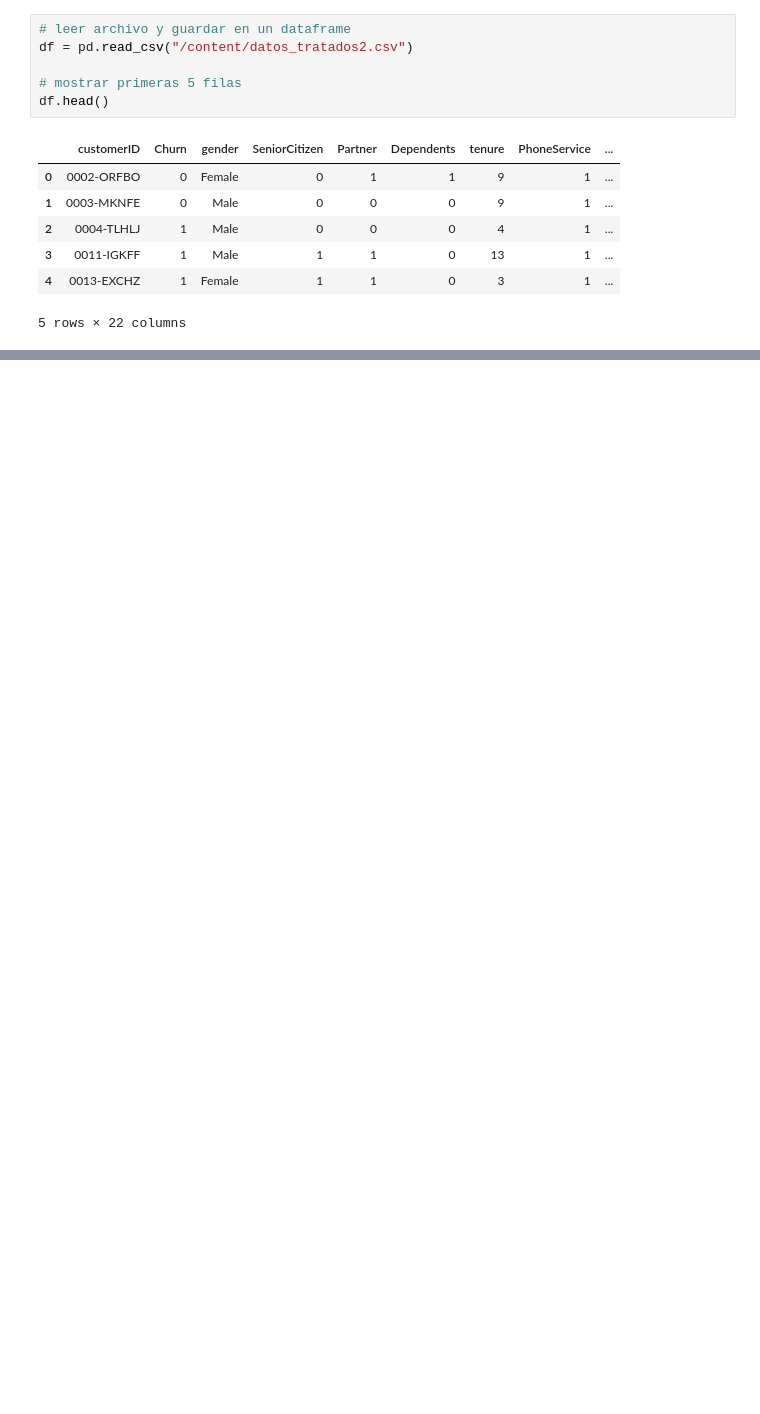
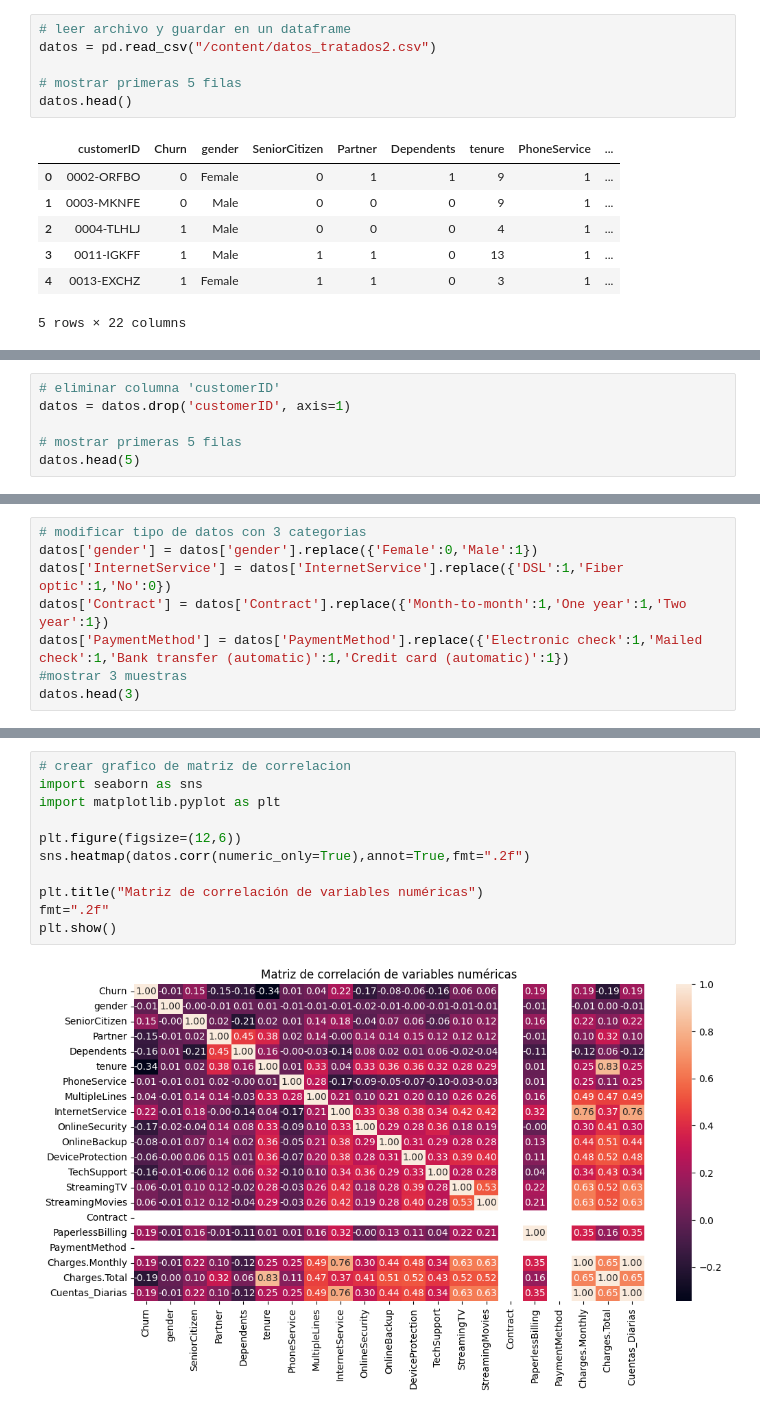
Before and after one commit to AbiFani/Challenge_TelecomX_parte2, a Jupyter notebook: Challenge_TelecomX__parte2.ipynb, the cells around one changed output, grey strips where cells are left out. Cells and saved outputs as stored; diff of their text form; blank space fills up the shorter version.

```diff
--- a/Challenge_TelecomX__parte2.ipynb
+++ b/Challenge_TelecomX__parte2.ipynb
@@ -11,10 +16,10 @@ El Desafío Telecom X parte 2 ofrece una oportunidad única para aplicar conocim
 import pandas as pd
 # %%
 # leer archivo y guardar en un dataframe
-df = pd.read_csv("/content/datos_tratados2.csv")
+datos = pd.read_csv("/content/datos_tratados2.csv")
 
 # mostrar primeras 5 filas
-df.head()
+datos.head()
 # %% [output]
 |  | customerID | Churn | gender | SeniorCitizen | Partner | Dependents | tenure | PhoneService | ... |
 | 0 | 0002-ORFBO | 0 | Female | 0 | 1 | 1 | 9 | 1 | ... |
@@ -25,0 +35,6 @@ df.head()
+# %%
+# eliminar columna 'customerID'
+datos = datos.drop('customerID', axis=1)
+
+# mostrar primeras 5 filas
+datos.head(5)
@@ -25,0 +119,8 @@ df.head()
+# %%
+# modificar tipo de datos con 3 categorias
+datos['gender'] = datos['gender'].replace({'Female':0,'Male':1})
+datos['InternetService'] = datos['InternetService'].replace({'DSL':1,'Fiber optic':1,'No':0})
+datos['Contract'] = datos['Contract'].replace({'Month-to-month':1,'One year':1,'Two year':1})
+datos['PaymentMethod'] = datos['PaymentMethod'].replace({'Electronic check':1,'Mailed check':1,'Bank transfer (automatic)':1,'Credit card (automatic)':1})
+#mostrar 3 muestras
+datos.head(3)
@@ -25,0 +272,13 @@ df.head()
+# %%
+# crear grafico de matriz de correlacion
+import seaborn as sns
+import matplotlib.pyplot as plt
+
+plt.figure(figsize=(12,6))
+sns.heatmap(datos.corr(numeric_only=True),annot=True,fmt=".2f")
+
+plt.title("Matriz de correlación de variables numéricas")
+fmt=".2f"
+plt.show()
+# %% [output]
+[figure, added]
```
Also changed, not shown: parts of 44 cells of this notebook.
